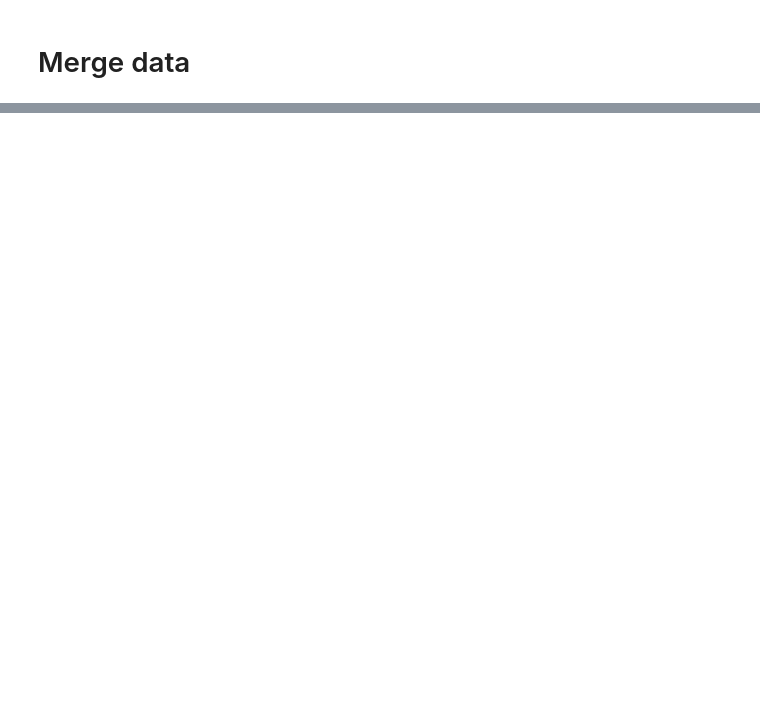
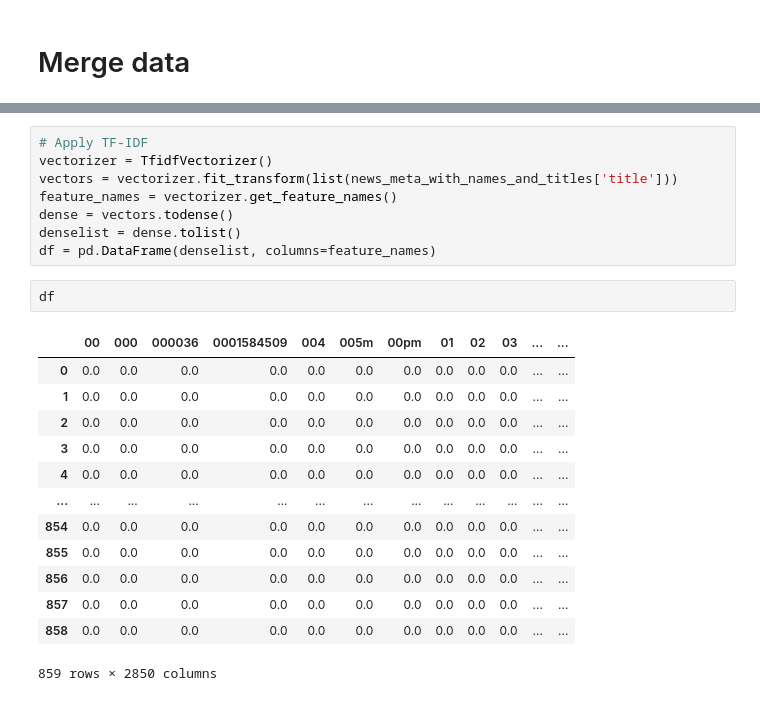
Before and after one commit to kleokog/Mycodes, a Jupyter notebook: 9Fin/Notebook 1.ipynb, the cells around one changed output, grey strips where cells are left out. Drawn from its saved outputs; the diff is of its cells as text; blank space fills up the shorter version.

```diff
--- a/9Fin/Notebook 1.ipynb
+++ b/9Fin/Notebook 1.ipynb
@@ -193,0 +300,24 @@ Name: name, Length: 561, dtype: int64
+# %%
+# Apply TF-IDF
+vectorizer = TfidfVectorizer()
+vectors = vectorizer.fit_transform(list(news_meta_with_names_and_titles['title']))
+feature_names = vectorizer.get_feature_names()
+dense = vectors.todense()
+denselist = dense.tolist()
+df = pd.DataFrame(denselist, columns=feature_names)
+# %%
+df
+# %% [output]
+|  | 00 | 000 | 000036 | 0001584509 | 004 | 005m | 00pm | 01 | 02 | 03 | ... | ... |
+| 0 | 0.0 | 0.0 | 0.0 | 0.0 | 0.0 | 0.0 | 0.0 | 0.0 | 0.0 | 0.0 | ... | ... |
+| 1 | 0.0 | 0.0 | 0.0 | 0.0 | 0.0 | 0.0 | 0.0 | 0.0 | 0.0 | 0.0 | ... | ... |
+| 2 | 0.0 | 0.0 | 0.0 | 0.0 | 0.0 | 0.0 | 0.0 | 0.0 | 0.0 | 0.0 | ... | ... |
+| 3 | 0.0 | 0.0 | 0.0 | 0.0 | 0.0 | 0.0 | 0.0 | 0.0 | 0.0 | 0.0 | ... | ... |
+| 4 | 0.0 | 0.0 | 0.0 | 0.0 | 0.0 | 0.0 | 0.0 | 0.0 | 0.0 | 0.0 | ... | ... |
+| ... | ... | ... | ... | ... | ... | ... | ... | ... | ... | ... | ... | ... |
+| 854 | 0.0 | 0.0 | 0.0 | 0.0 | 0.0 | 0.0 | 0.0 | 0.0 | 0.0 | 0.0 | ... | ... |
+| 855 | 0.0 | 0.0 | 0.0 | 0.0 | 0.0 | 0.0 | 0.0 | 0.0 | 0.0 | 0.0 | ... | ... |
+| 856 | 0.0 | 0.0 | 0.0 | 0.0 | 0.0 | 0.0 | 0.0 | 0.0 | 0.0 | 0.0 | ... | ... |
+| 857 | 0.0 | 0.0 | 0.0 | 0.0 | 0.0 | 0.0 | 0.0 | 0.0 | 0.0 | 0.0 | ... | ... |
+| 858 | 0.0 | 0.0 | 0.0 | 0.0 | 0.0 | 0.0 | 0.0 | 0.0 | 0.0 | 0.0 | ... | ... |
+859 rows × 2850 columns
```
Also changed, not shown: parts of 30 cells of this notebook.
